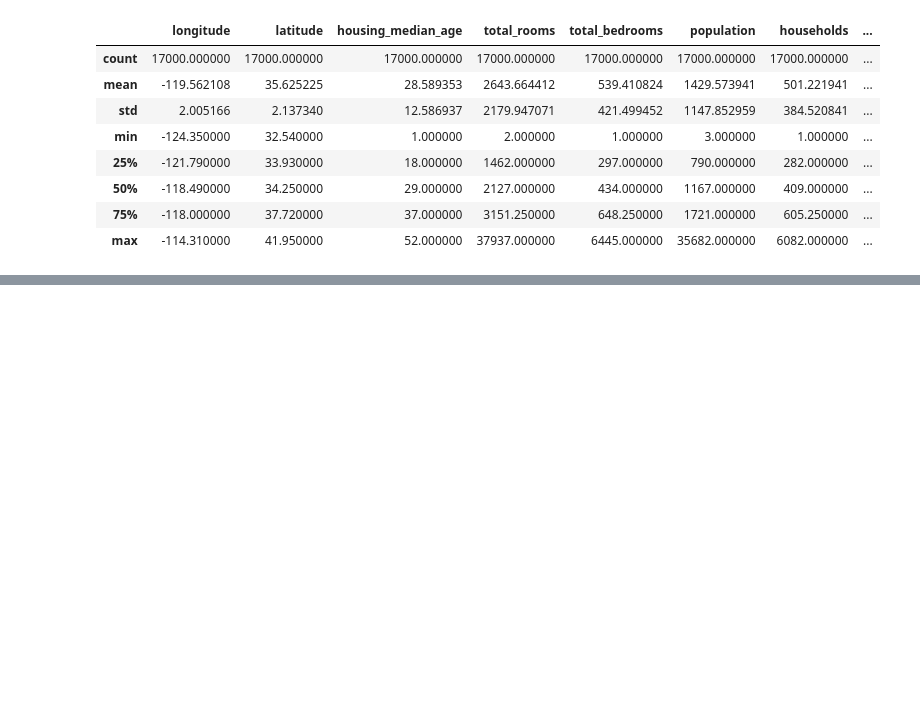
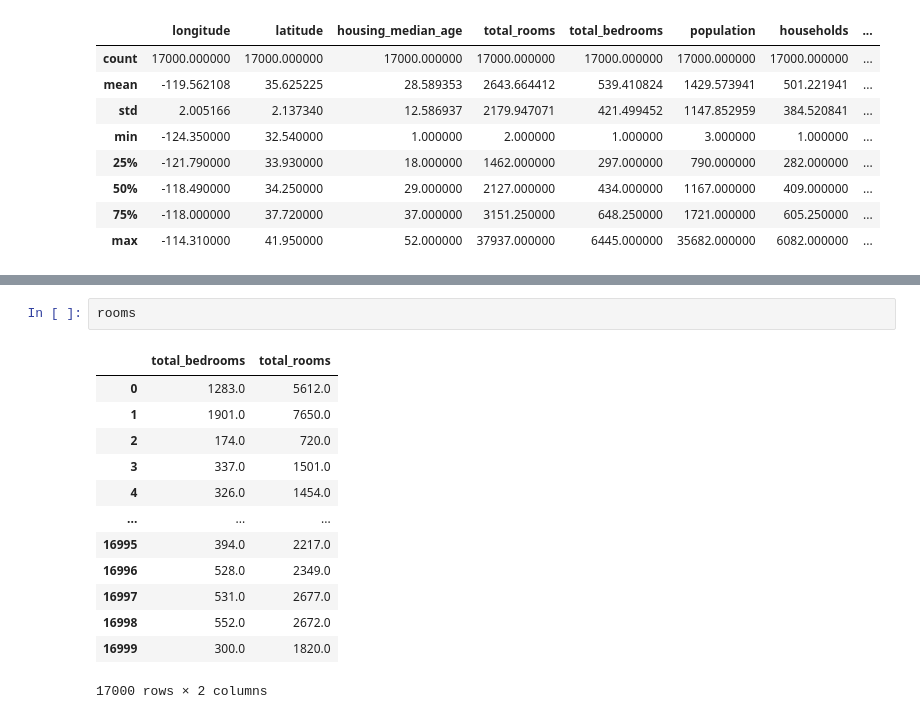
Before and after one commit to MAK8405/Pandas, a Jupyter notebook: Pandas.ipynb, the cells around one changed output, grey strips where cells are left out. Cells and saved outputs as stored; diff of their text form; blank space fills up the shorter version.

```diff
--- a/Pandas.ipynb
+++ b/Pandas.ipynb
@@ -111,0 +145,16 @@ hh.hist()
+# %%
+rooms
+# %% [output]
+|  | total_bedrooms | total_rooms |
+| 0 | 1283.0 | 5612.0 |
+| 1 | 1901.0 | 7650.0 |
+| 2 | 174.0 | 720.0 |
+| 3 | 337.0 | 1501.0 |
+| 4 | 326.0 | 1454.0 |
+| ... | ... | ... |
+| 16995 | 394.0 | 2217.0 |
+| 16996 | 528.0 | 2349.0 |
+| 16997 | 531.0 | 2677.0 |
+| 16998 | 552.0 | 2672.0 |
+| 16999 | 300.0 | 1820.0 |
+17000 rows × 2 columns
```
Also changed, not shown: parts of 9 cells of this notebook.
